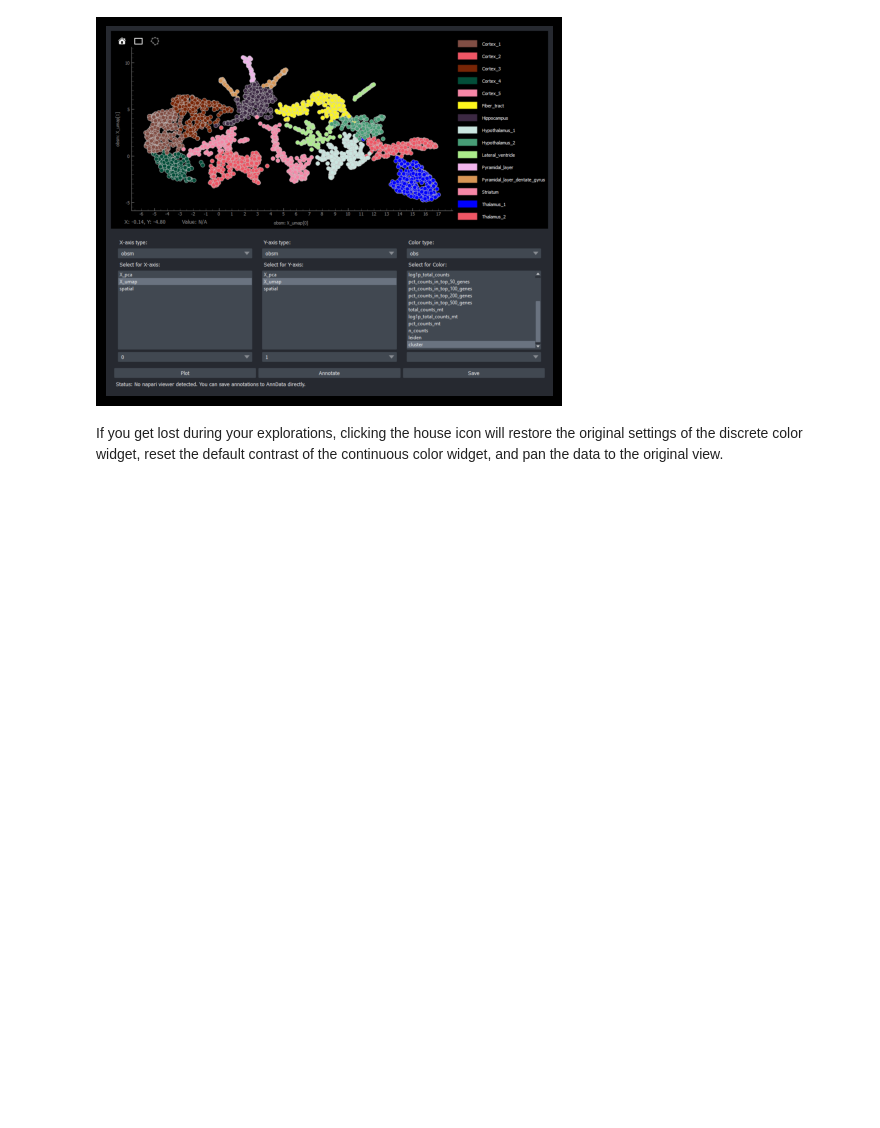
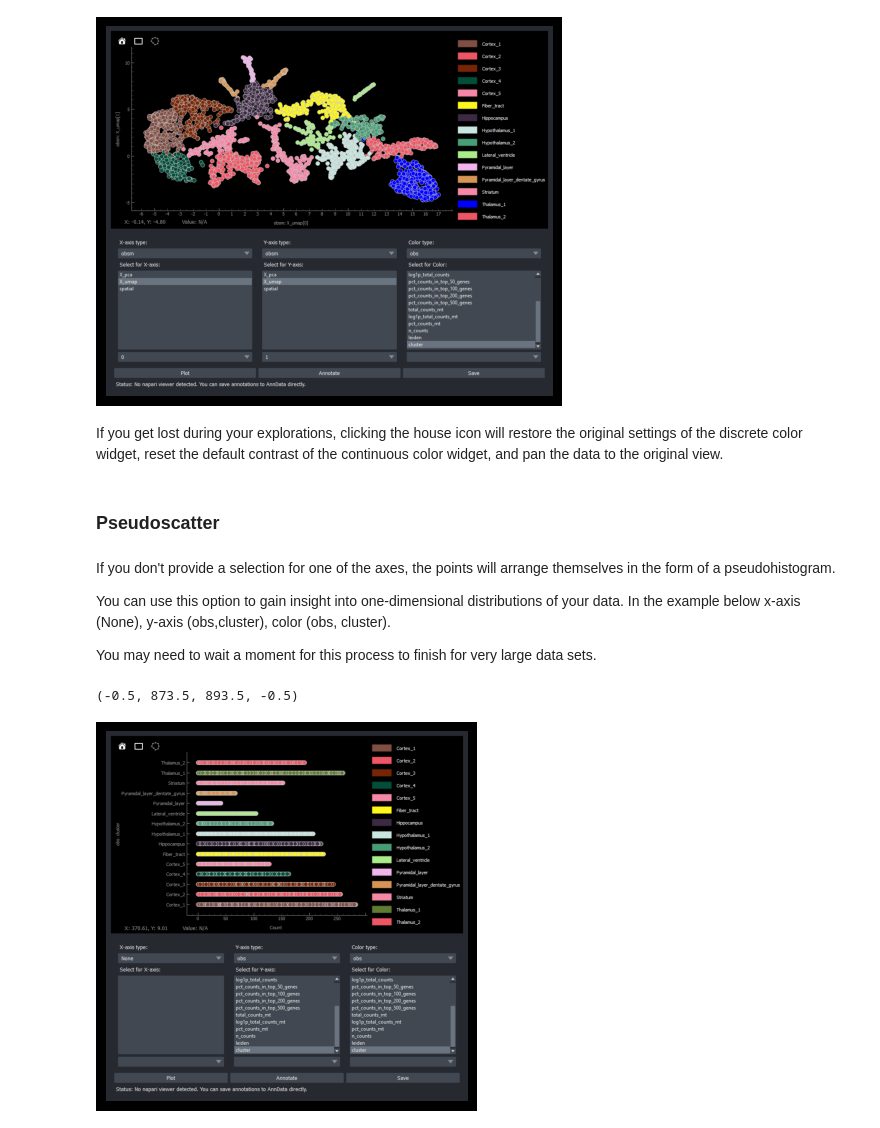
Before and after one commit to scverse/napari-spatialdata, a Jupyter notebook: docs/notebooks/scatterwidget.ipynb, the cells around one changed output. Cells and saved outputs as stored; diff of their text form; code cells hidden in the pictures; blank space fills up the shorter version.

```diff
--- a/docs/notebooks/scatterwidget.ipynb
+++ b/docs/notebooks/scatterwidget.ipynb
@@ -93,3 +93,17 @@ plt.axis('off')
 [figure]
 # %% [markdown]
 If you get lost during your explorations, clicking the house icon will restore the original settings of the discrete color widget, reset the default contrast of the continuous color widget, and pan the data to the original view.
+# %% [markdown]
+### Pseudoscatter
+# %% [markdown]
+If you don't provide a selection for one of the axes, the points will arrange themselves in the form of a pseudohistogram.
+
+You can use this option to gain insight into one-dimensional distributions of your data. In the example below x-axis (None), y-axis (obs,cluster), color (obs, cluster).
+
+You may need to wait a moment for this process to finish for very large data sets.
+# %%
+plt.imshow(widget.screenshot())
+plt.axis('off')
+# %% [output]
+(-0.5, 873.5, 893.5, -0.5)
+[figure, added]
```
Also changed, not shown: 2 other files.
